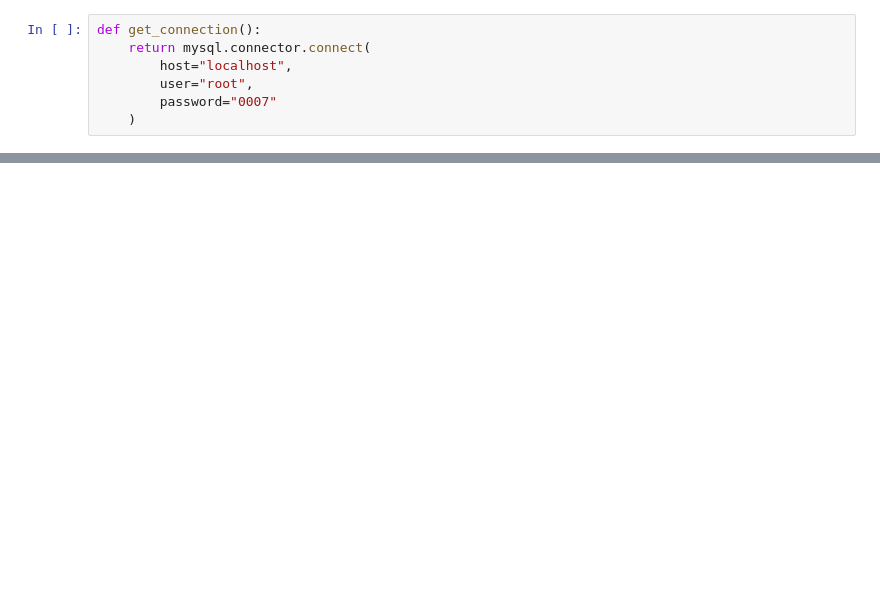
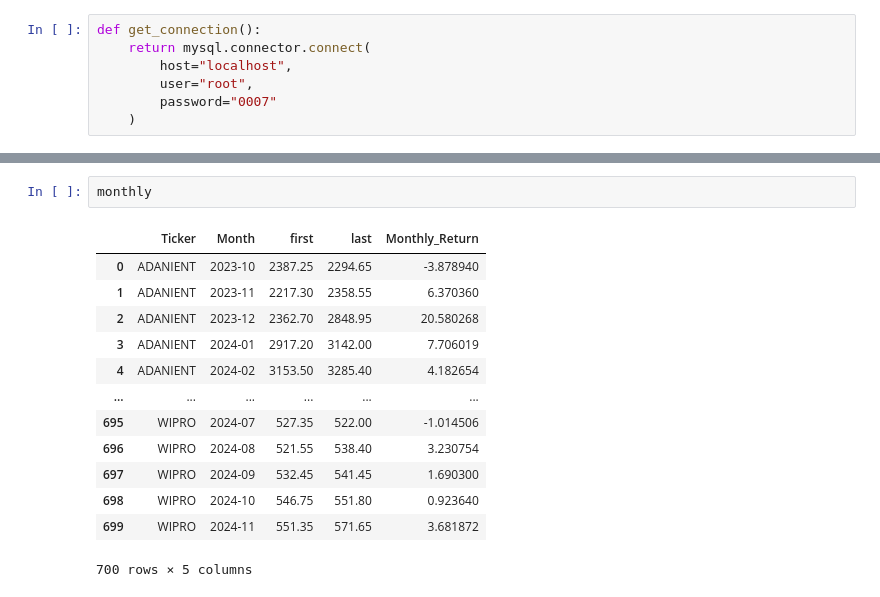
Before and after one commit to sarank-21/Data-Driven-Stock-Analysis, a Jupyter notebook: jupter.ipynb, the cells around one changed output, grey strips where cells are left out. Cells and saved outputs as stored; diff of their text form; blank space fills up the shorter version.

```diff
--- a/jupter.ipynb
+++ b/jupter.ipynb
@@ -173,0 +642,16 @@ Saved: D:\PROJECT_2\Data-Driven-Stock-Analysis\data\output_csv\BAJAJ-AUTO.csv
+# %%
+monthly
+# %% [output]
+|  | Ticker | Month | first | last | Monthly_Return |
+| 0 | ADANIENT | 2023-10 | 2387.25 | 2294.65 | -3.878940 |
+| 1 | ADANIENT | 2023-11 | 2217.30 | 2358.55 | 6.370360 |
+| 2 | ADANIENT | 2023-12 | 2362.70 | 2848.95 | 20.580268 |
+| 3 | ADANIENT | 2024-01 | 2917.20 | 3142.00 | 7.706019 |
+| 4 | ADANIENT | 2024-02 | 3153.50 | 3285.40 | 4.182654 |
+| ... | ... | ... | ... | ... | ... |
+| 695 | WIPRO | 2024-07 | 527.35 | 522.00 | -1.014506 |
+| 696 | WIPRO | 2024-08 | 521.55 | 538.40 | 3.230754 |
+| 697 | WIPRO | 2024-09 | 532.45 | 541.45 | 1.690300 |
+| 698 | WIPRO | 2024-10 | 546.75 | 551.80 | 0.923640 |
+| 699 | WIPRO | 2024-11 | 551.35 | 571.65 | 3.681872 |
+700 rows × 5 columns
```
Also changed, not shown: parts of 27 cells of this notebook, 54 other files.
